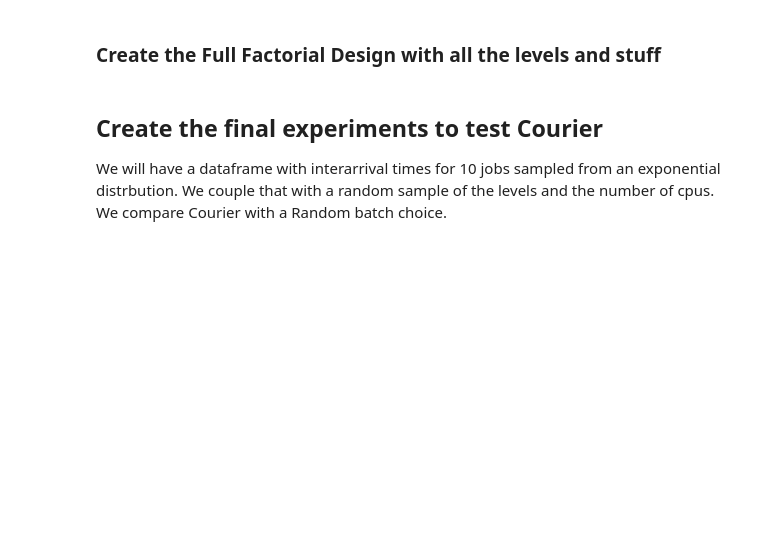
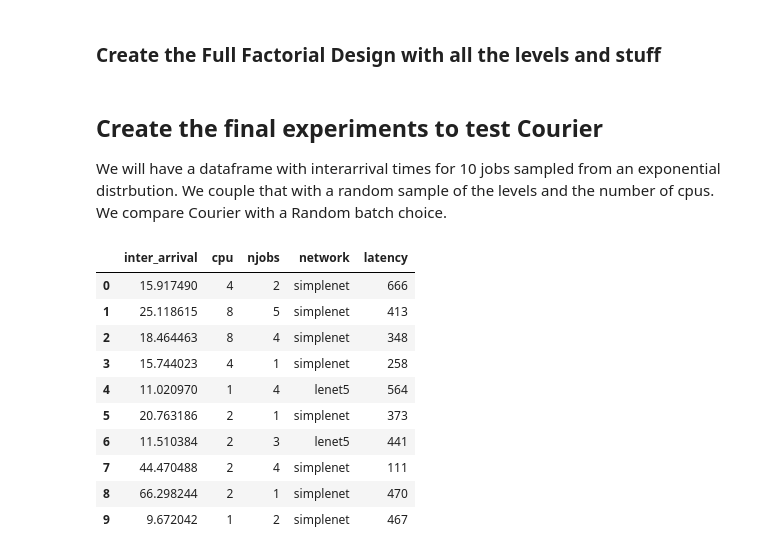
Before and after one commit to sharwinbobde/Courier-BigDL-Study, a Jupyter notebook: create-experiments.ipynb, the cells around one changed output. Cells and saved outputs as stored; diff of their text form; code cells hidden in the pictures; blank space fills up the shorter version.

```diff
--- a/create-experiments.ipynb
+++ b/create-experiments.ipynb
@@ -64,22 +64,34 @@ We couple that with a random sample of the levels and the number of cpus. We com
 # %%
 np.random.seed(0)
 
-NUM_TASKS = 5
+NUM_TASKS = 10
 
 inter_arrival = np.random.exponential(scale=20, size=NUM_TASKS)
 cpus = np.random.choice([1,2,4,8], NUM_TASKS)
 njobs = np.random.choice(range(1, 6), NUM_TASKS)
 network = np.random.choice(network_levels, NUM_TASKS)
-latency = np.random.normal(300, 100, size=NUM_TASKS).astype(int)
+latency = np.random.uniform(100, 700, size=NUM_TASKS).astype(int)
 
 exp = {
     'inter_arrival':inter_arrival,
     'cpu':cpus,
     'njobs':njobs,
     'network':network,
     'latency':latency
 }
 
 final_exp = pd.DataFrame(exp)
-final_exp.to_csv('./experiment_designs/courier_exp.csv')
+final_exp.to_csv('./experiment_designs/courier_exp2.csv')
 final_exp
+# %% [output]
+|  | inter_arrival | cpu | njobs | network | latency |
+| 0 | 15.917490 | 4 | 2 | simplenet | 666 |
+| 1 | 25.118615 | 8 | 5 | simplenet | 413 |
+| 2 | 18.464463 | 8 | 4 | simplenet | 348 |
+| 3 | 15.744023 | 4 | 1 | simplenet | 258 |
+| 4 | 11.020970 | 1 | 4 | lenet5 | 564 |
+| 5 | 20.763186 | 2 | 1 | simplenet | 373 |
+| 6 | 11.510384 | 2 | 3 | lenet5 | 441 |
+| 7 | 44.470488 | 2 | 4 | simplenet | 111 |
+| 8 | 66.298244 | 2 | 1 | simplenet | 470 |
+| 9 | 9.672042 | 1 | 2 | simplenet | 467 |
```
Also changed, not shown: 5 other files.
